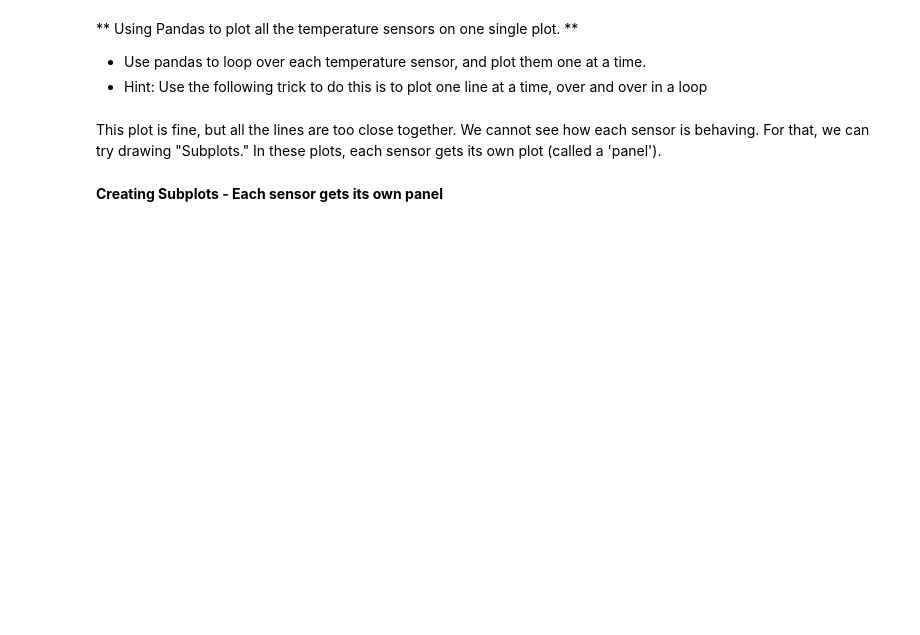
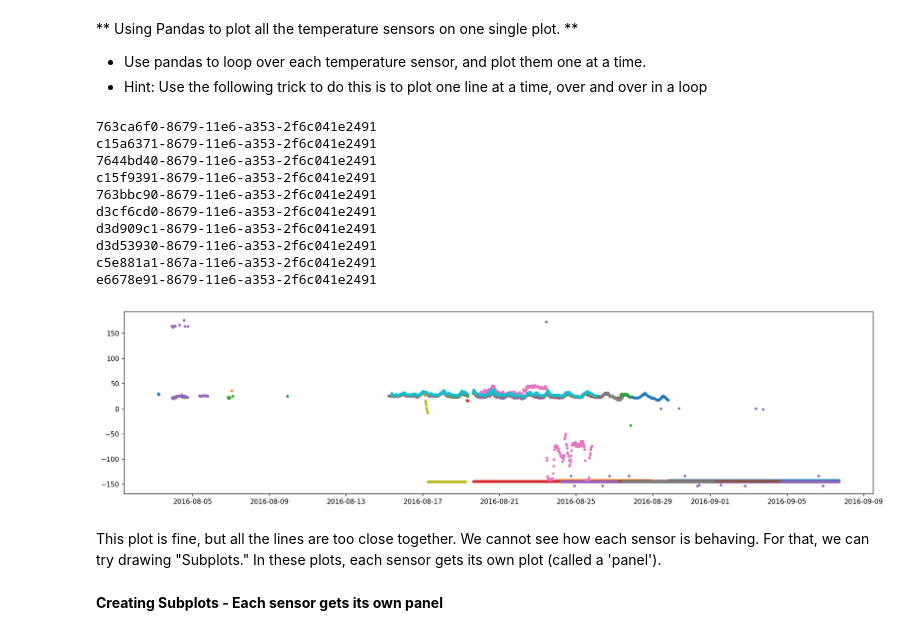
Before and after one commit to ItumelengF/Digital_for_industry, a Jupyter notebook: Summative_-_D4I_Volcanoes.ipynb, the cells around one changed output. Drawn from its saved outputs; the diff is of its cells as text; code cells hidden in the pictures; blank space fills up the shorter version.

```diff
--- a/Summative_-_D4I_Volcanoes.ipynb
+++ b/Summative_-_D4I_Volcanoes.ipynb
@@ -421,5 +435,8 @@ You have two data frames: `sensors` and `types` Merge each sensors with its type
 Question: What does this achieve? Why should we do this?
 # %% [markdown]
 Now take the raw `data` data frame and merge it with all the `sensors` and their types.
+# %%
+s2 = pd.merge(sensors, datatypes, left_on='data_type_id', right_on='data_type_id')
+data2 = datapoints
 # %%
-full = pd.merge(data, s2, left_on='sensor_id', right_on='id_x')
+full = pd.merge(data2, s2, left_on='sensor_id', right_on='sensor_id')
@@ -439,2 +477,4 @@ Then subset to select the rows you need.
+# %%
+full.set_index('timestamp',inplace=True)
 # %%
 daily = full[full.type_id=='HUMA']['value'].resample('D')
@@ -463,18 +581,30 @@ full[criteria]['value'].plot()
 # %%
-temp_sensors = [s for s in s2[s2.type_id =='TCA']['id_x']]
-temperature_senors = [s for t,s in zip(s2['type_id'], s2['id_x']) if t=='TCA'] # alternative way
+temp_sensors = [s for s in s2[s2.type_id =='TCA']['sensor_id']]
+temperature_senors = [s for t,s in zip(s2['type_id'], s2['sensor_id']) if t=='TCA'] # alternative way
 # %% [markdown]
 ** Using Pandas to plot all the temperature sensors on one single plot. **
 
 - Use pandas to loop over each temperature sensor, and plot them one at a time.
 - Hint: Use the following trick to do this is to plot one line at a time, over and over in a loop
 # %%
-plt.figure(figsize=(20,5))
+plt.figure(figsize=(20,5), dpi=150)
 
 for s in temp_sensors:
-    #print(s)
+    print(s)
     sub_df = full[full['sensor_id']==s]
     plt.plot(sub_df.index, sub_df['value'], '.')
+# %% [output]
+763ca6f0-8679-11e6-a353-2f6c041e2491
+c15a6371-8679-11e6-a353-2f6c041e2491
+7644bd40-8679-11e6-a353-2f6c041e2491
+c15f9391-8679-11e6-a353-2f6c041e2491
+763bbc90-8679-11e6-a353-2f6c041e2491
+d3cf6cd0-8679-11e6-a353-2f6c041e2491
+d3d909c1-8679-11e6-a353-2f6c041e2491
+d3d53930-8679-11e6-a353-2f6c041e2491
+c5e881a1-867a-11e6-a353-2f6c041e2491
+e6678e91-8679-11e6-a353-2f6c041e2491
+[figure, added]
 # %% [markdown]
 This plot is fine, but all the lines are too close together. We cannot see how each sensor is behaving. For that, we can try drawing "Subplots." In these plots, each sensor gets its own plot (called a 'panel').
 # %% [markdown]
```
Also changed, not shown: parts of 33 cells of this notebook.
